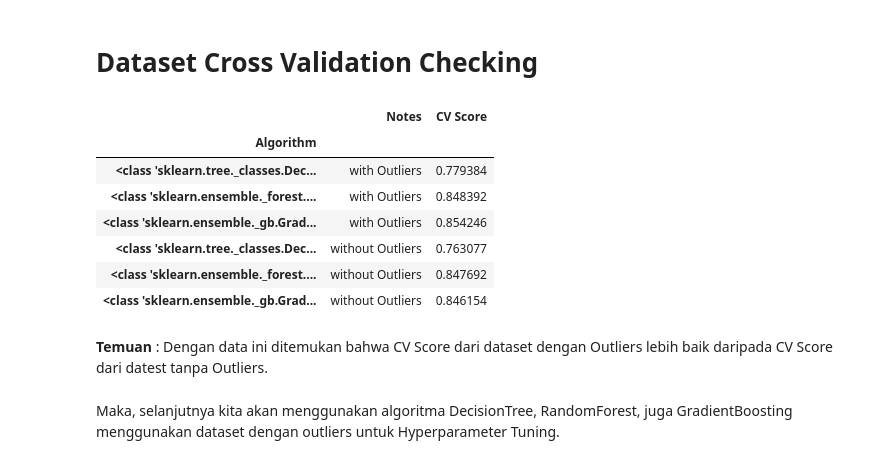
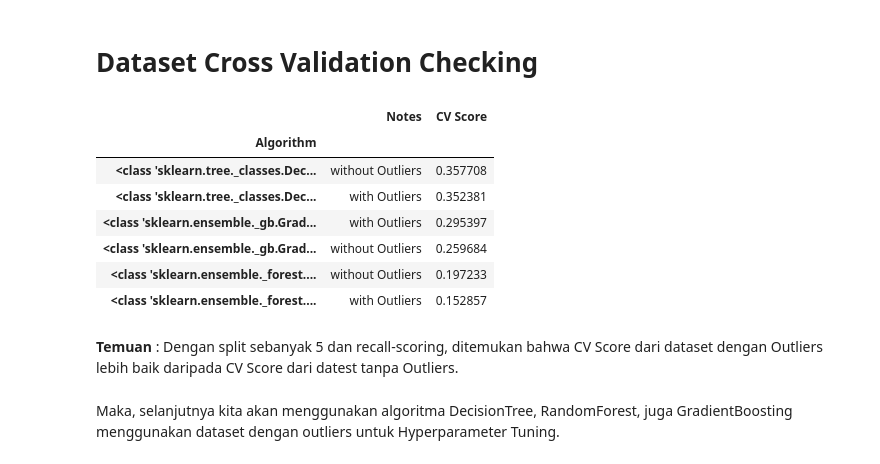
Before and after one commit to ariandy/final, a Jupyter notebook: 3. Feature Engineering.ipynb, the cells around one changed output. Cells and saved outputs as stored; diff of their text form; code cells hidden in the pictures.

```diff
--- a/3. Feature Engineering.ipynb
+++ b/3. Feature Engineering.ipynb
@@ -127,17 +127,17 @@ Dengan temuan ini, saya tidak melanjutkan untuk menggunakan LogisticRegression.
 # %%
 from sklearn.model_selection import cross_val_score
 # %%
-def find_CVS(features,target,model):
+def find_CVS(features,target,model, partition, scoring_system):
     X_train, X_test, y_train, y_test = train_test_split(features,target,random_state=11111992)
     classification = model()
-    score = cross_val_score(classification,features, target, cv=5).mean()
+    score = cross_val_score(classification,features, target, cv=partition, scoring=scoring_system).mean()
     return score
 # %%
-def cv_score_accumulation(algorithm_list, X, y, notes):
+def cv_score_accumulation(algorithm_list, X, y, partition, scoring_system, notes):
     cv_score = []
     notes_arr = []
     for i in algorithm_list :
-        score = find_CVS(X,y,i)
+        score = find_CVS(X,y,i, partition, scoring_system)
         cv_score.append(score)
         notes_arr.append(notes)
 
@@ -149,21 +149,21 @@ def cv_score_accumulation(algorithm_list, X, y, notes):
     return cv_df
 # %%
 algorithm_list = [DecisionTreeClassifier,RandomForestClassifier, GradientBoostingClassifier]
-a = cv_score_accumulation(algorithm_list, X, y, 'with Outliers')
-b = cv_score_accumulation(algorithm_list, X_wo, y_wo, 'without Outliers')
+a = cv_score_accumulation(algorithm_list, X, y, 5, 'recall', 'with Outliers')
+b = cv_score_accumulation(algorithm_list, X_wo, y_wo, 5, 'recall', 'without Outliers')
 x = pd.concat([a, b],ignore_index=True)
-x.set_index('Algorithm')
+x.set_index('Algorithm').sort_values(by='CV Score', ascending=False)
 # %% [output]
 |  | Notes | CV Score |
 | Algorithm |  |  |
-| <class 'sklearn.tree._classes.Dec... | with Outliers | 0.779384 |
-| <class 'sklearn.ensemble._forest.... | with Outliers | 0.848392 |
-| <class 'sklearn.ensemble._gb.Grad... | with Outliers | 0.854246 |
-| <class 'sklearn.tree._classes.Dec... | without Outliers | 0.763077 |
-| <class 'sklearn.ensemble._forest.... | without Outliers | 0.847692 |
-| <class 'sklearn.ensemble._gb.Grad... | without Outliers | 0.846154 |
+| <class 'sklearn.tree._classes.Dec... | without Outliers | 0.357708 |
+| <class 'sklearn.tree._classes.Dec... | with Outliers | 0.352381 |
+| <class 'sklearn.ensemble._gb.Grad... | with Outliers | 0.295397 |
+| <class 'sklearn.ensemble._gb.Grad... | without Outliers | 0.259684 |
+| <class 'sklearn.ensemble._forest.... | without Outliers | 0.197233 |
+| <class 'sklearn.ensemble._forest.... | with Outliers | 0.152857 |
 # %% [markdown]
-**Temuan** : Dengan data ini ditemukan bahwa CV Score dari dataset dengan Outliers lebih baik daripada CV Score dari datest tanpa Outliers.
+**Temuan** : Dengan split sebanyak 5 dan recall-scoring, ditemukan bahwa CV Score dari dataset dengan Outliers lebih baik daripada CV Score dari datest tanpa Outliers.
 # %% [markdown]
 Maka, selanjutnya kita akan menggunakan algoritma DecisionTree, RandomForest, juga GradientBoosting menggunakan dataset dengan outliers untuk Hyperparameter Tuning.
 # %% [markdown]
```
Also changed, not shown: parts of 28 cells of this notebook, 3 other files.
